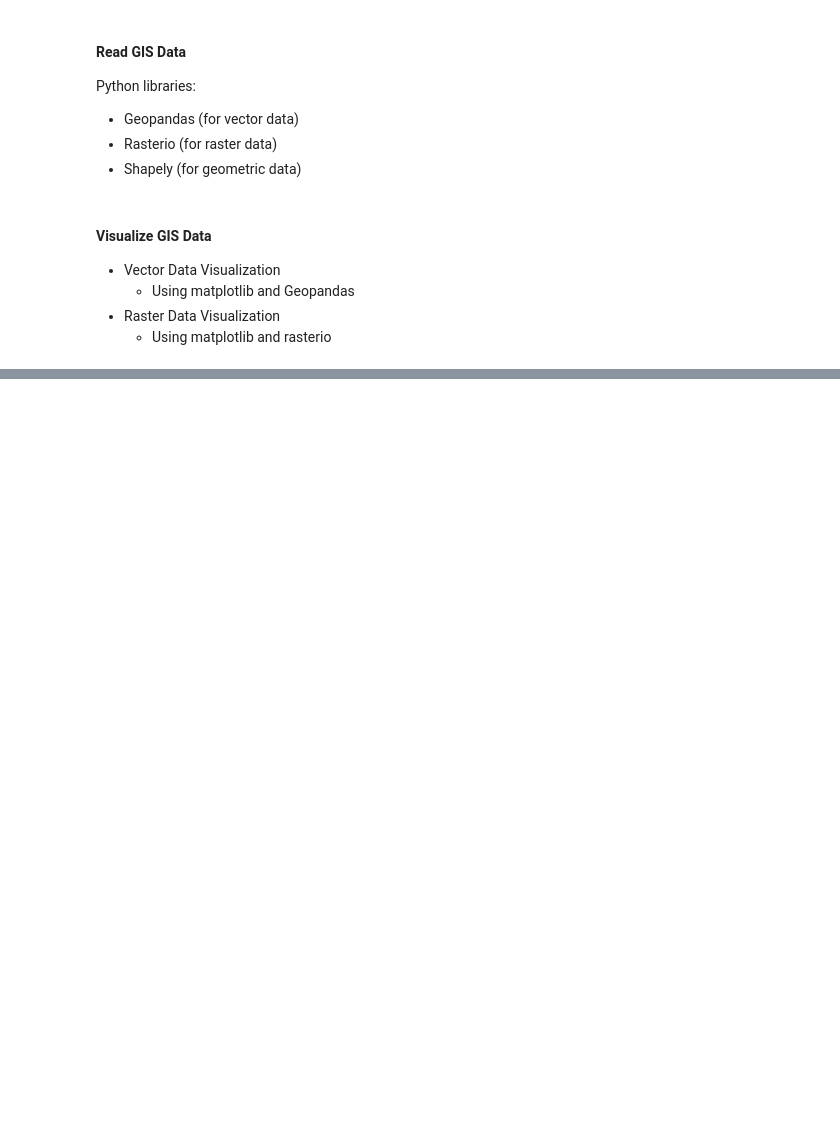
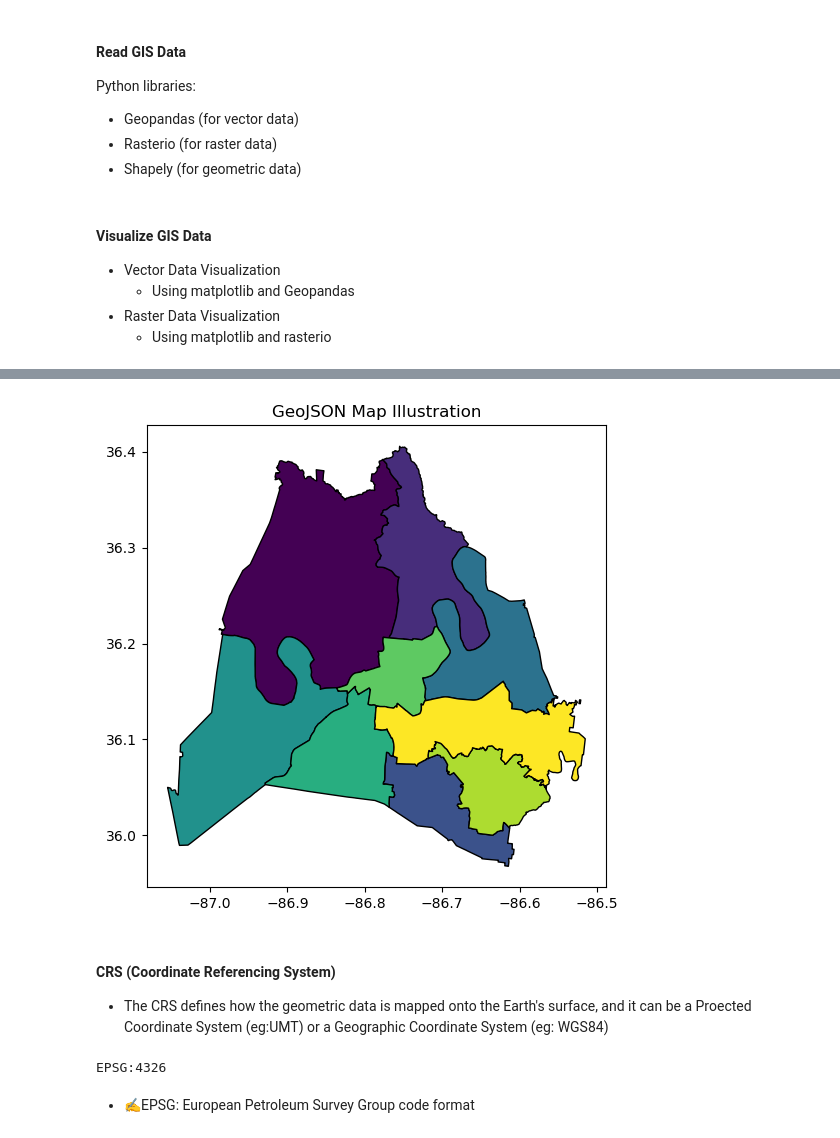
Before and after one commit to anita00001/DataScience-and-ML, a Jupyter notebook: Phase_1/Section_3/Day_003/gis.ipynb, the cells around one changed output, grey strips where cells are left out. Cells and saved outputs as stored; diff of their text form; code cells hidden in the pictures; blank space fills up the shorter version.

```diff
--- a/Phase_1/Section_3/Day_003/gis.ipynb
+++ b/Phase_1/Section_3/Day_003/gis.ipynb
@@ -59,0 +116,4 @@ Python libraries:
+# %%
+# Loading a GeoJSON data
+path = r"gis-data/school-district.geojson"
+geo_df = gpd.read_file(path)
@@ -59,0 +129,15 @@ Python libraries:
+# %%
+geo_df.plot(figsize=(10,6), cmap="viridis", edgecolor='black')
+plt.title("GeoJSON Map Illustration")
+plt.show()
+# %% [output]
+[figure, added]
+# %% [markdown]
+#### CRS (Coordinate Referencing System)
+- The CRS defines how the geometric data is mapped onto the Earth's surface, and it can be a Proected Coordinate System (eg:UMT) or a Geographic Coordinate System (eg: WGS84)
+# %%
+print(geo_df.crs)
+# %% [output]
+EPSG:4326
+# %% [markdown]
+- ✍EPSG: European Petroleum Survey Group code format
```
Also changed, not shown: parts of 21 cells of this notebook, 6 other files.
